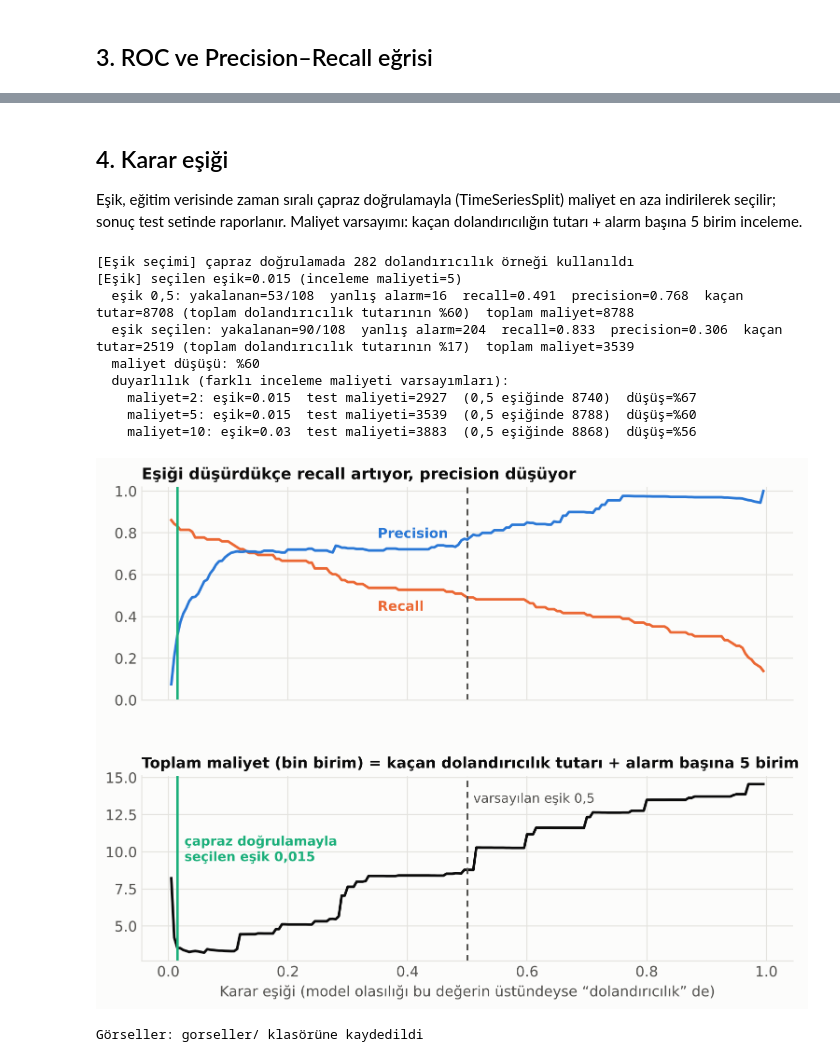
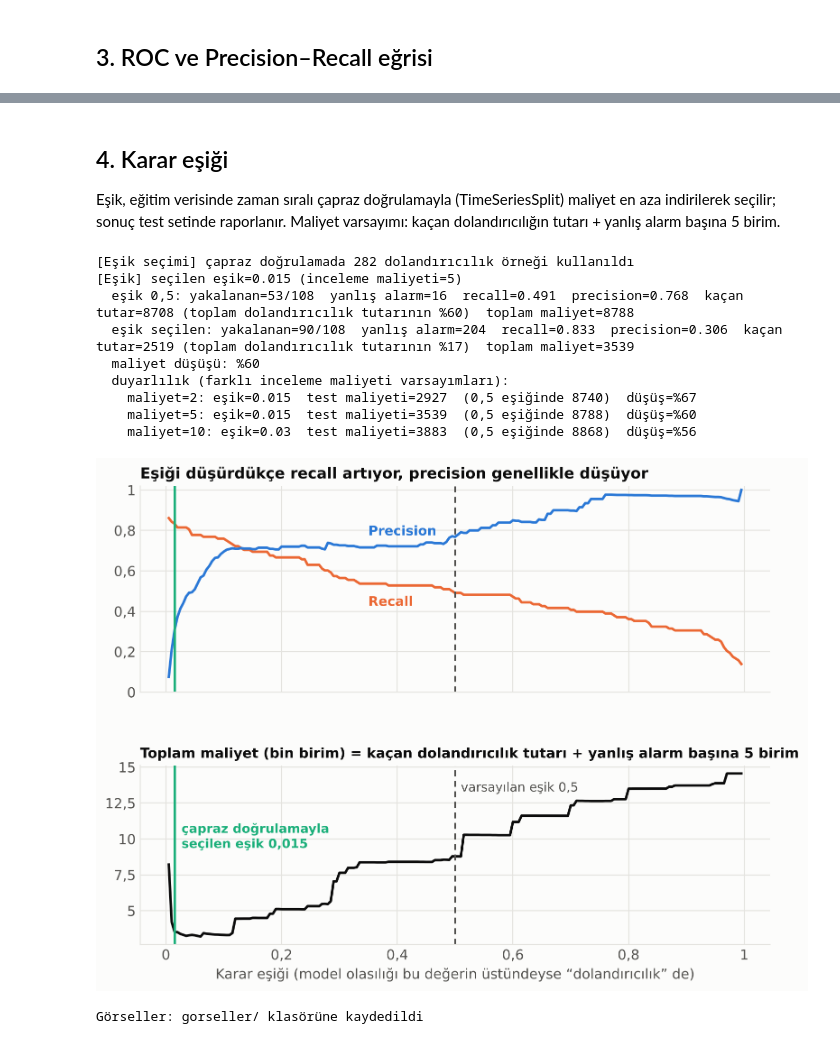
Before and after one commit to Uguravsar75/medium-makaleler, a Jupyter notebook: 02_accuracy_yaniltir/accuracy_yaniltir.ipynb, the cells around one changed output, grey strips where cells are left out. Saved outputs shown, nothing was run; the diff lists cells and outputs as text; code cells hidden in the pictures.

```diff
--- a/02_accuracy_yaniltir/accuracy_yaniltir.ipynb
+++ b/02_accuracy_yaniltir/accuracy_yaniltir.ipynb
@@ -28,7 +28,7 @@ OUT.mkdir(exist_ok=True)
 DATA_URL = ("https://raw.githubusercontent.com/nsethi31/"
             "Kaggle-Data-Credit-Card-Fraud-Detection/master/creditcard.csv")
 
-INCELEME_MALIYETI = 5  # Varsayım: her alarmın (şüpheli işaretlenen işlemin) incelenme maliyeti, tutar birimi
+INCELEME_MALIYETI = 5  # Varsayım: her yanlış alarmın (boşuna incelenen normal işlemin) maliyeti, tutar birimi
 
 # ---------- Görsel stil (seride ortak) ----------
 SURFACE = "#fcfcfb"
@@ -37,6 +37,9 @@ INK_2 = "#52514e"
 GRID = "#e4e3df"
 BLUE, ORANGE, AQUA = "#2a78d6", "#eb6834", "#1baf7a"
 LIGHT = "#d9d7cf"
+
+from matplotlib.ticker import FuncFormatter
+VIRGUL = FuncFormatter(lambda v, _: f"{v:g}".replace(".", ","))
 
 plt.rcParams.update({
     "figure.facecolor": SURFACE, "axes.facecolor": SURFACE, "savefig.facecolor": SURFACE,
@@ -209,6 +213,6 @@ save(fig, "04_roc_vs_pr.png")
 # %% [markdown]
 ## 4. Karar eşiği
-Eşik, eğitim verisinde zaman sıralı çapraz doğrulamayla (TimeSeriesSplit) maliyet en aza indirilerek seçilir; sonuç test setinde raporlanır. Maliyet varsayımı: kaçan dolandırıcılığın tutarı + alarm başına 5 birim inceleme.
+Eşik, eğitim verisinde zaman sıralı çapraz doğrulamayla (TimeSeriesSplit) maliyet en aza indirilerek seçilir; sonuç test setinde raporlanır. Maliyet varsayımı: kaçan dolandırıcılığın tutarı + yanlış alarm başına 5 birim.
 # %%
 esikler = np.round(np.arange(0.005, 0.996, 0.005), 3)
 
@@ -268,34 +272,35 @@ rec_t = [recall_score(y_te, p_te >= t) for t in esikler]
 c_te = np.array([maliyet(y_te, p_te, amt_te, t) for t in esikler])
 
 fig, axes = plt.subplots(2, 1, figsize=(9, 6.6), sharex=True, gridspec_kw=dict(height_ratios=[1.15, 1], hspace=0.38))
 ax = axes[0]
 ax.plot(esikler, rec_t, color=ORANGE, lw=2, label="Recall")
 ax.plot(esikler, prec_t, color=BLUE, lw=2, label="Precision")
-ax.set_ylim(0, 1.02); ax.set_title("Eşiği düşürdükçe recall artıyor, precision düşüyor", fontsize=12)
+ax.set_ylim(0, 1.02); ax.set_title("Eşiği düşürdükçe recall artıyor, precision genellikle düşüyor", fontsize=12)
 i35 = int(np.searchsorted(esikler, 0.35))
 ax.text(0.35, rec_t[i35] - 0.11, "Recall", color=ORANGE, fontsize=10.5, fontweight="bold")
 ax.text(0.35, prec_t[i35] + 0.06, "Precision", color=BLUE, fontsize=10.5, fontweight="bold")
 ax2 = axes[1]
 ax2.plot(esikler, c_te / 1000, color=INK, lw=2)
-ax2.set_title(f"Toplam maliyet (bin birim) = kaçan dolandırıcılık tutarı + alarm başına {INCELEME_MALIYETI} birim", fontsize=11.5)
+ax2.set_title(f"Toplam maliyet (bin birim) = kaçan dolandırıcılık tutarı + yanlış alarm başına {INCELEME_MALIYETI} birim", fontsize=11)
 ax2.set_xlabel("Karar eşiği (model olasılığı bu değerin üstündeyse “dolandırıcılık” de)")
 for a in axes:
+    a.xaxis.set_major_formatter(VIRGUL); a.yaxis.set_major_formatter(VIRGUL)
     a.axvline(0.5, color=INK_2, lw=1.2, ls=(0, (4, 3)))
     a.axvline(t_sec, color=AQUA, lw=1.8)
 ax2.text(0.51, ax2.get_ylim()[1] * 0.88, "varsayılan eşik 0,5", color=INK_2, fontsize=10)
 ax2.text(t_sec + 0.012, ax2.get_ylim()[1] * 0.62, f"çapraz doğrulamayla\nseçilen eşik {t_sec:.3f}".replace(".", ","), color=AQUA, fontsize=10, fontweight="bold")
 save(fig, "05_esik_secimi.png")
 
 print("\nGörseller: gorseller/ klasörüne kaydedildi")
 # %% [output]
 [Eşik seçimi] çapraz doğrulamada 282 dolandırıcılık örneği kullanıldı
 [Eşik] seçilen eşik=0.015 (inceleme maliyeti=5)
   eşik 0,5: yakalanan=53/108  yanlış alarm=16  recall=0.491  precision=0.768  kaçan tutar=8708 (toplam dolandırıcılık tutarının %60)  toplam maliyet=8788
   eşik seçilen: yakalanan=90/108  yanlış alarm=204  recall=0.833  precision=0.306  kaçan tutar=2519 (toplam dolandırıcılık tutarının %17)  toplam maliyet=3539
   maliyet düşüşü: %60
   duyarlılık (farklı inceleme maliyeti varsayımları):
     maliyet=2: eşik=0.015  test maliyeti=2927  (0,5 eşiğinde 8740)  düşüş=%67
     maliyet=5: eşik=0.015  test maliyeti=3539  (0,5 eşiğinde 8788)  düşüş=%60
     maliyet=10: eşik=0.03  test maliyeti=3883  (0,5 eşiğinde 8868)  düşüş=%56
-[figure, old version]
+[figure, new version]
 Görseller: gorseller/ klasörüne kaydedildi
```
Also changed, not shown: parts of 1 cell of this notebook, 2 other files.
